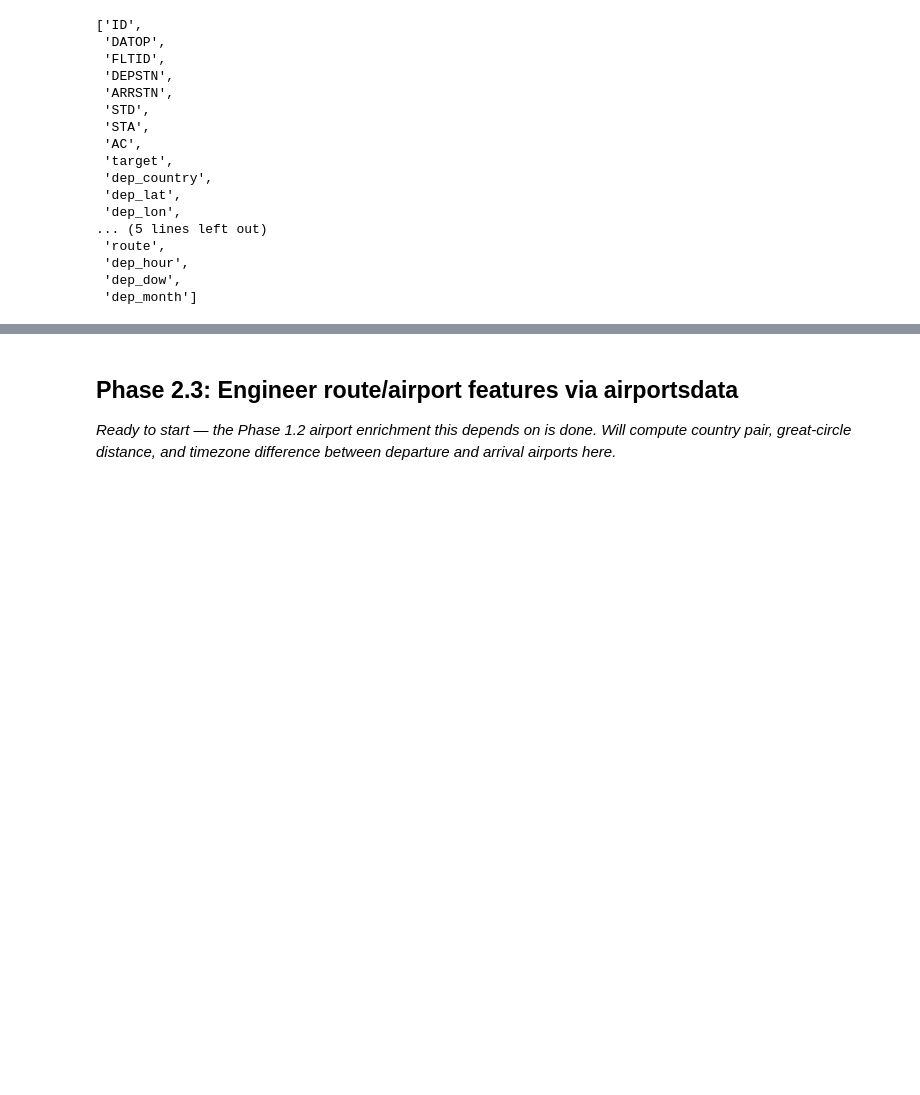
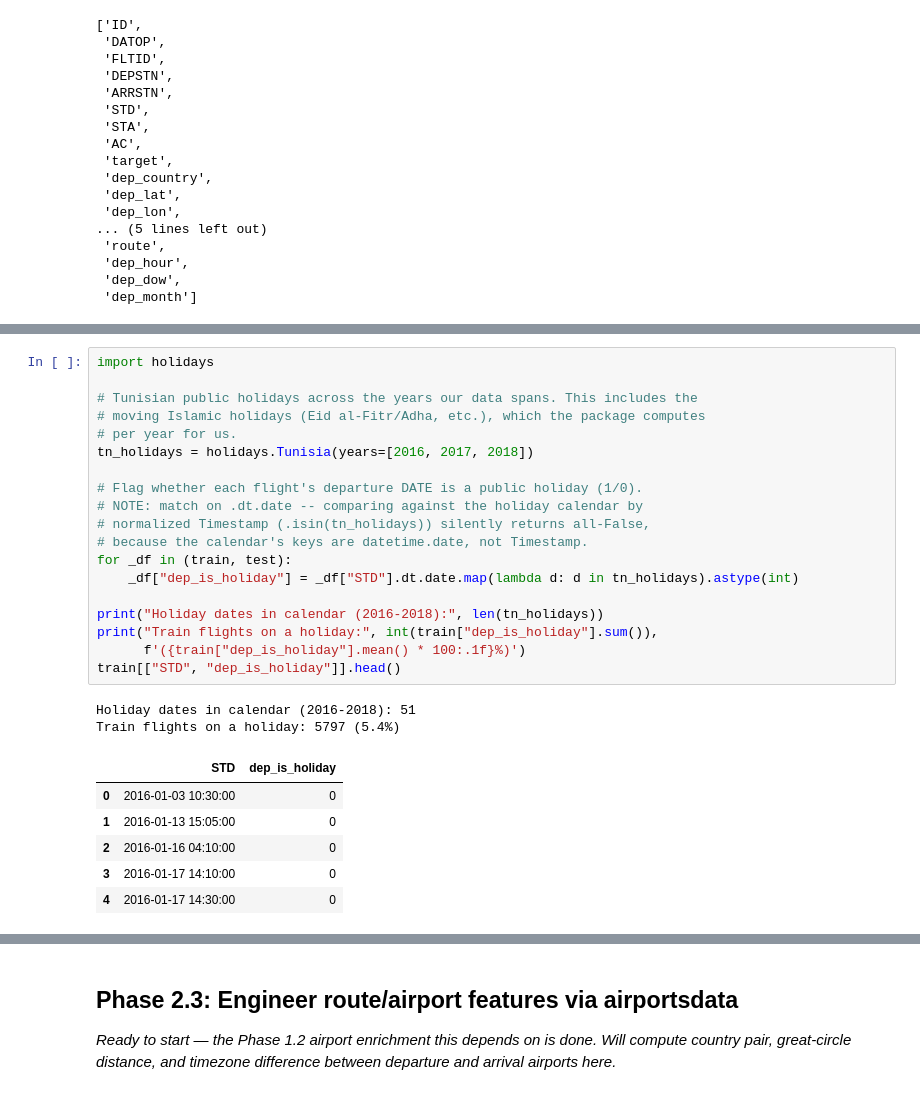
Before and after one commit to AlexDeWilde/0721-ds-ml-project-template, a Jupyter notebook: 04_flight_delay_eda_modeling.ipynb, the cells around one changed output, grey strips where cells are left out. Cells and saved outputs as stored; diff of their text form; blank space fills up the shorter version.

```diff
--- a/04_flight_delay_eda_modeling.ipynb
+++ b/04_flight_delay_eda_modeling.ipynb
@@ -601,0 +657,28 @@ train.columns.tolist()
+# %%
+import holidays
+
+# Tunisian public holidays across the years our data spans. This includes the
+# moving Islamic holidays (Eid al-Fitr/Adha, etc.), which the package computes
+# per year for us.
+tn_holidays = holidays.Tunisia(years=[2016, 2017, 2018])
+
+# Flag whether each flight's departure DATE is a public holiday (1/0).
+# NOTE: match on .dt.date -- comparing against the holiday calendar by
+# normalized Timestamp (.isin(tn_holidays)) silently returns all-False,
+# because the calendar's keys are datetime.date, not Timestamp.
+for _df in (train, test):
+    _df["dep_is_holiday"] = _df["STD"].dt.date.map(lambda d: d in tn_holidays).astype(int)
+
+print("Holiday dates in calendar (2016-2018):", len(tn_holidays))
+print("Train flights on a holiday:", int(train["dep_is_holiday"].sum()),
+      f'({train["dep_is_holiday"].mean() * 100:.1f}%)')
+train[["STD", "dep_is_holiday"]].head()
+# %% [output]
+Holiday dates in calendar (2016-2018): 51
+Train flights on a holiday: 5797 (5.4%)
+|  | STD | dep_is_holiday |
+| 0 | 2016-01-03 10:30:00 | 0 |
+| 1 | 2016-01-13 15:05:00 | 0 |
+| 2 | 2016-01-16 04:10:00 | 0 |
+| 3 | 2016-01-17 14:10:00 | 0 |
+| 4 | 2016-01-17 14:30:00 | 0 |
```
Also changed, not shown: parts of 7 cells of this notebook, 9 other files.
